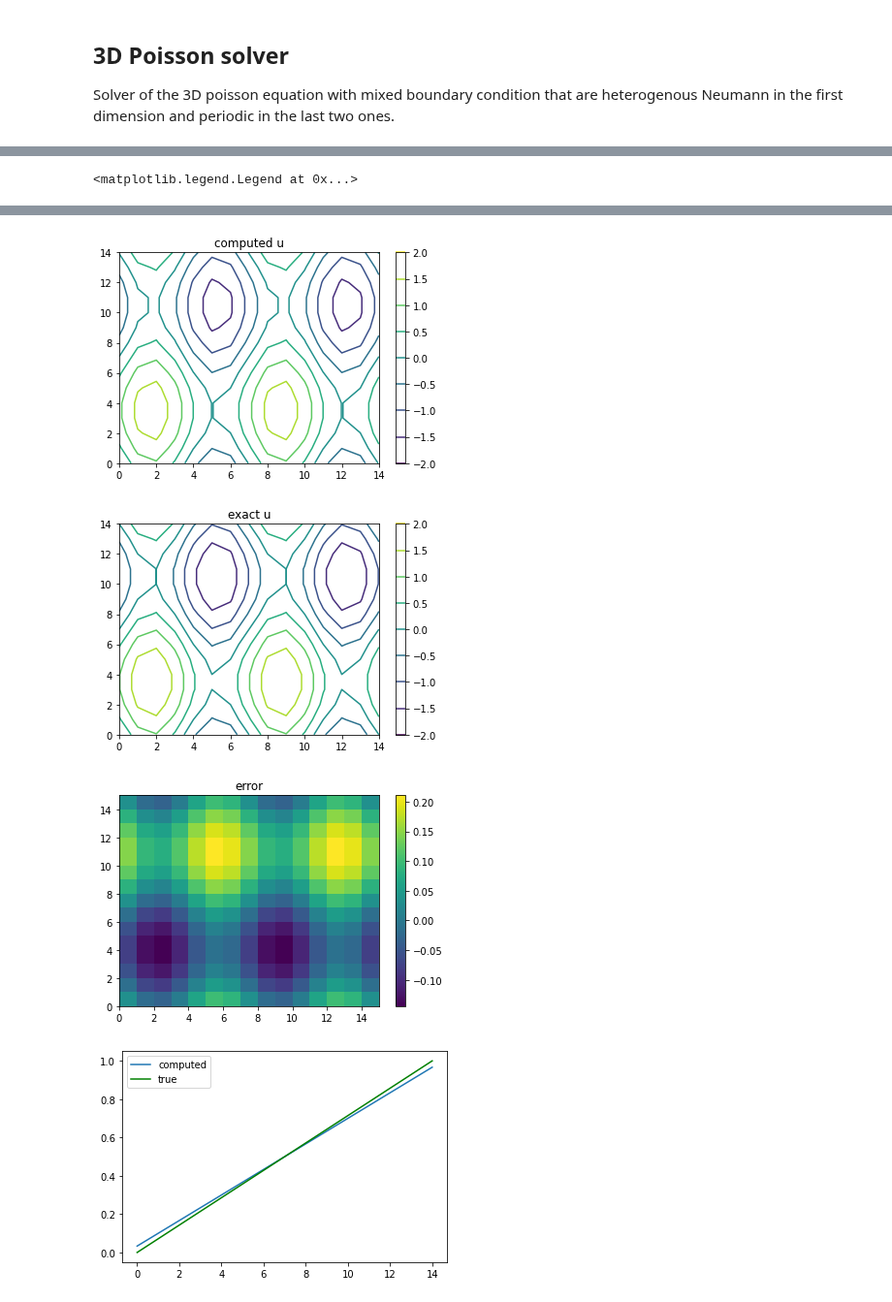
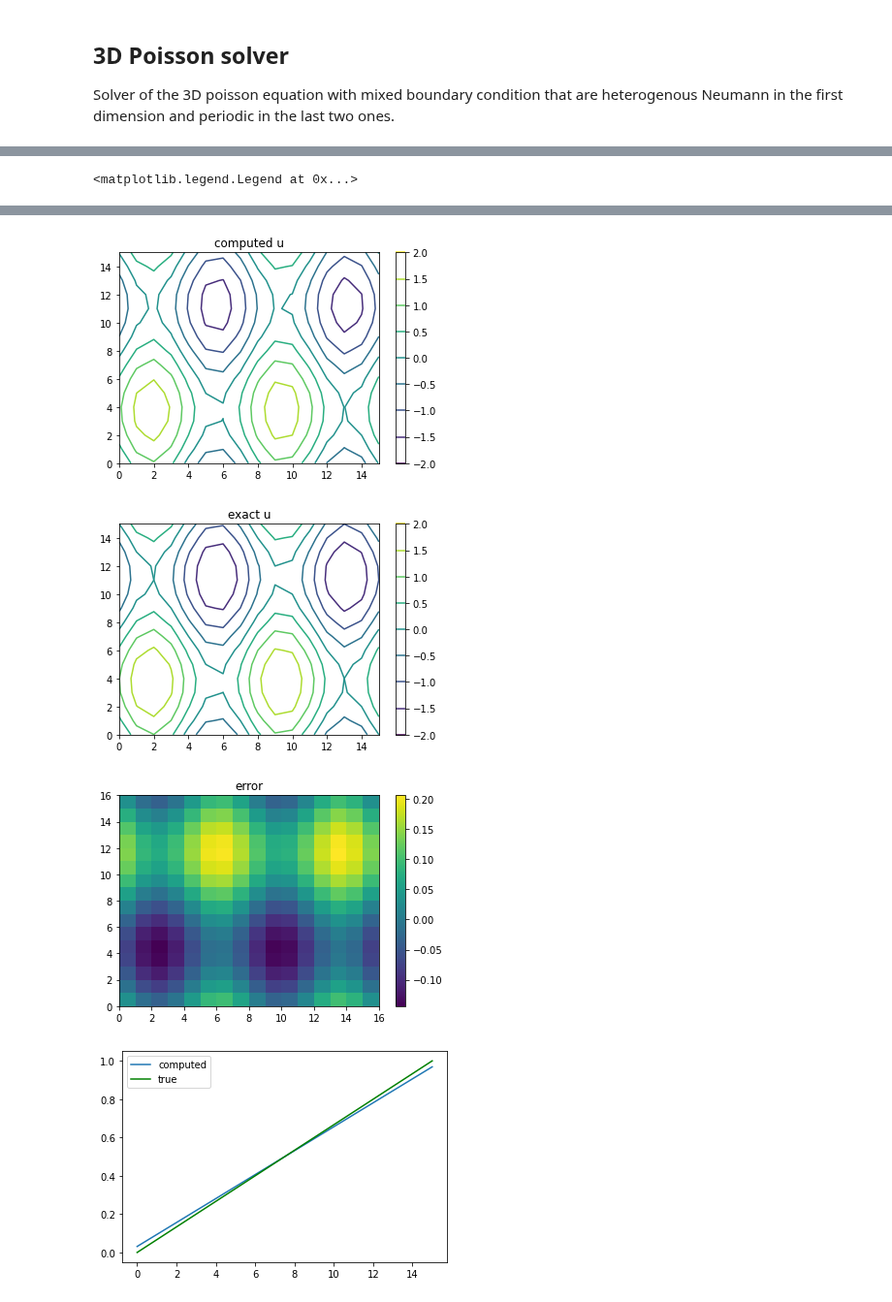
Before and after one commit to Benoit-Muller/Computational-Optimal-Transport, a Jupyter notebook: tests_BB.ipynb, the cells around one changed output, grey strips where cells are left out. Shown at 97% size. Drawn from its saved outputs; the diff is of its cells as text; code cells hidden in the pictures.

```diff
--- a/tests_BB.ipynb
+++ b/tests_BB.ipynb
@@ -99,7 +75,7 @@ import matplotlib.pyplot as plt
 
 from poisson import *
 
-nn = 6 + np.arange(10)
+nn = 7 + np.arange(10)
 order = "F"
 
 #uex = lambda x,y,z: -1 + x**2 + np.sin(2*np.pi*y) + np.sin(4*np.pi*z)
@@ -129,7 +103,7 @@ To use the future default and silence this warning we advise to pass `rcond=None
 # %%
 %matplotlib inline
 
-plt.semilogy(nn,err[:,0],'.-')
+plt.semilogy(nn,err[:,1],'.-')
 plt.title("evolution of error")
 
 print(err)
@@ -180,7 +154,7 @@ residual 2-norm:         3.292215128473914e-28
-[figure, old version]
+[figure, new version]
-[figure, old version]
+[figure, new version]
-[figure, old version]
+[figure, new version]
-[figure, old version]
+[figure, new version]
 # %%
 %matplotlib
 plt.figure()
```
Also changed, not shown: parts of 6 cells of this notebook, 2 other files.
